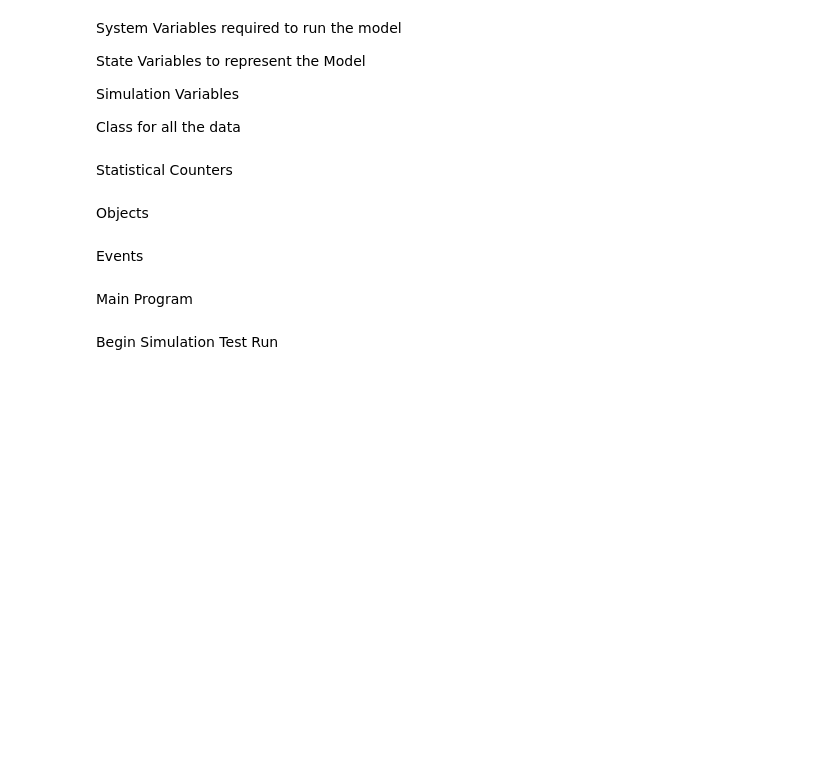
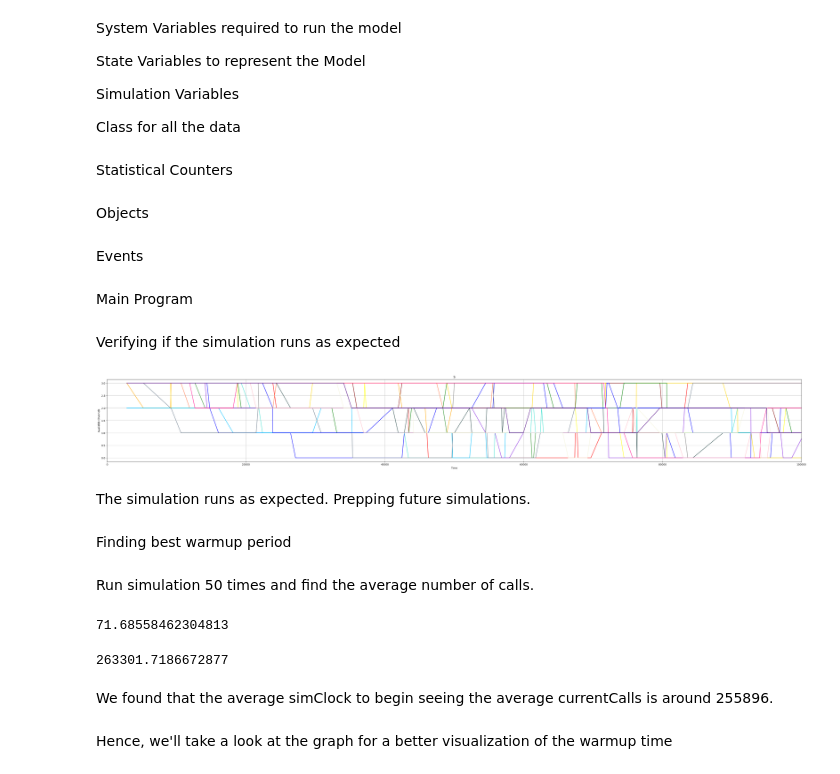
Before and after one commit to sojs-coding/HighwayCallSim, a Jupyter notebook: SC4054 Simulation.ipynb, the cells around one changed output. Cells and saved outputs as stored; diff of their text form; code cells hidden in the pictures; blank space fills up the shorter version.

Commit message:
Added more tests
Found the warmup period/Changed warmup percentage to warmup period
Found the simulation length that has little impact on results

```diff
--- a/SC4054 Simulation.ipynb
+++ b/SC4054 Simulation.ipynb
@@ -76,11 +76,11 @@ Simulation Variables
 Class for all the data
 # %%
 class SimulationData:
-    def __init__(self, numOfChannels, resHandoverCh, simulationLength, warmupPerc) -> None:
+    def __init__(self, numOfChannels, resHandoverCh, simulationLength, warmupPeriod) -> None:
         self.setNumOfChannels(numOfChannels)
         self.setResHandoverCh(resHandoverCh)
         self.setSimulationLength(simulationLength)
-        self.setWarmupPerc(warmupPerc)
+        self.setWarmupPeriod(warmupPeriod)
         self.systemData = SystemData()
         self.stateData = StateData(self)
 
@@ -96,15 +96,15 @@ class SimulationData:
         self.__simulationLength = simulationLength # 9223372036854775807
         self.simulationLength = self.__simulationLength
 
-    def setWarmupPerc(self, warmupPerc):
-        self.__warmupPerc = warmupPerc # Out of 100 percent
-        self.warmupPeriod = self.simulationLength*self.__warmupPerc/100.0
+    def setWarmupPeriod(self, warmupPeriod):
+        self.__warmupPeriod = warmupPeriod # Out of 100 percent
+        self.warmupPeriod = self.__warmupPeriod
 
     def reset(self):
         self.numOfChannels = self.__numOfChannels
         self.resHandoverCh = self.__resHandoverCh
         self.simulationLength = self.__simulationLength
-        self.warmupPeriod = self.simulationLength*self.__warmupPerc/100.0
+        self.warmupPeriod = self.__warmupPeriod
         self.systemData.reset()
         self.stateData.reset()
 
@@ -147,7 +147,7 @@ class StatisticRecorder:
         self.tCalls = 0
         self.cCalls = 0
         self.history = []
-        self.historyList = []
+        self.__historyList = []
         self.records = []
 
     def reset(self):
@@ -167,16 +167,16 @@ class StatisticRecorder:
         tempBaseStations = []
         for i in range(20):
             tempBaseStations.append("station"+str(i))
-        self.history.append(pd.DataFrame(data=self.historyList,
+        self.history.append(pd.DataFrame(data=self.__historyList,
                                          columns=['Event', 'Call', 'realTimeClock', 'simClock',
                                                 'warmup', 'reserved',
                                                 'blocked','dropped','completed','total',
                                                 'currentCalls','blockPerc','dropPerc']
                                                 +tempBaseStations))
-        self.historyList.clear()
+        self.__historyList.clear()
 
     def createSubRecord(self, event, call:str):
-        self.historyList.append([type(event), call,
+        self.__historyList.append([type(event), call,
                                 float(self.simData.systemData.endClock - self.simData.systemData.startClock),
                                 self.simData.systemData.simClock,
                                 self.simData.warmupPeriod, self.simData.resHandoverCh,
@@ -189,7 +189,7 @@ class StatisticRecorder:
 
     def clear(self):
         self.history.clear()
-        self.historyList.clear()
+        self.__historyList.clear()
         self.reset()
 # %% [markdown]
 Objects
@@ -360,2 +374,24 @@ class Simulation:
-# %% [markdown]
-Begin Simulation Test Run
+# %% [markdown]
+Verifying if the simulation runs as expected
+# %%
+testSimData = SimulationData(3, 0, 100000, 0)
+testStatsRecorder = StatisticRecorder(testSimData)
+testSim = Simulation(testSimData, testStatsRecorder)
+
+testSim.simulate()
+# %%
+# Plot line graph
+plt.close()
+plt.figure(figsize=(50, 6))
+cycol = ["b","gray","red","coral","maroon","orange","gold","yellow","green","forestgreen","turquoise","darkslategray","deepskyblue","slategray","blue","blueviolet","deeppink","pink","beige","indigo"]
+for i in range(20):
+    t = "station" + str(i)
+    plt.plot(testStatsRecorder.history[0]["simClock"], testStatsRecorder.history[0][t], color=cycol[i])
+plt.xlabel('Time')
+plt.ylabel('Available Channels')
+plt.title('S')
+plt.grid(True)
+plt.xlim(0, 100000)
+plt.show()
+# %% [output]
+[figure, added]
@@ -361,0 +400,4 @@ Begin Simulation Test Run
+# %% [markdown]
+The simulation runs as expected. Prepping future simulations.
+# %% [markdown]
+Finding best warmup period
@@ -361,0 +408,2 @@ Begin Simulation Test Run
+# %% [markdown]
+Run simulation 50 times and find the average number of calls.
@@ -361,0 +414,18 @@ Begin Simulation Test Run
+# %%
+np.array([hist['currentCalls'].mean() for hist in warmupStatsRecorder.history]).mean()
+# %% [output]
+71.68558462304813
+# %%
+sumOfSimClock = 0
+for hist in warmupStatsRecorder.history:
+    for val in hist['simClock'].loc[hist['currentCalls'] > 71]:
+        sumOfSimClock += val
+        break
+avgOfSimClock = sumOfSimClock/len(warmupStatsRecorder.history)
+print(avgOfSimClock)
+# %% [output]
+263301.7186672877
+# %% [markdown]
+We found that the average simClock to begin seeing the average currentCalls is around 255896.
+# %% [markdown]
+Hence, we'll take a look at the graph for a better visualization of the warmup time
```
Also changed, not shown: parts of 24 cells of this notebook.
